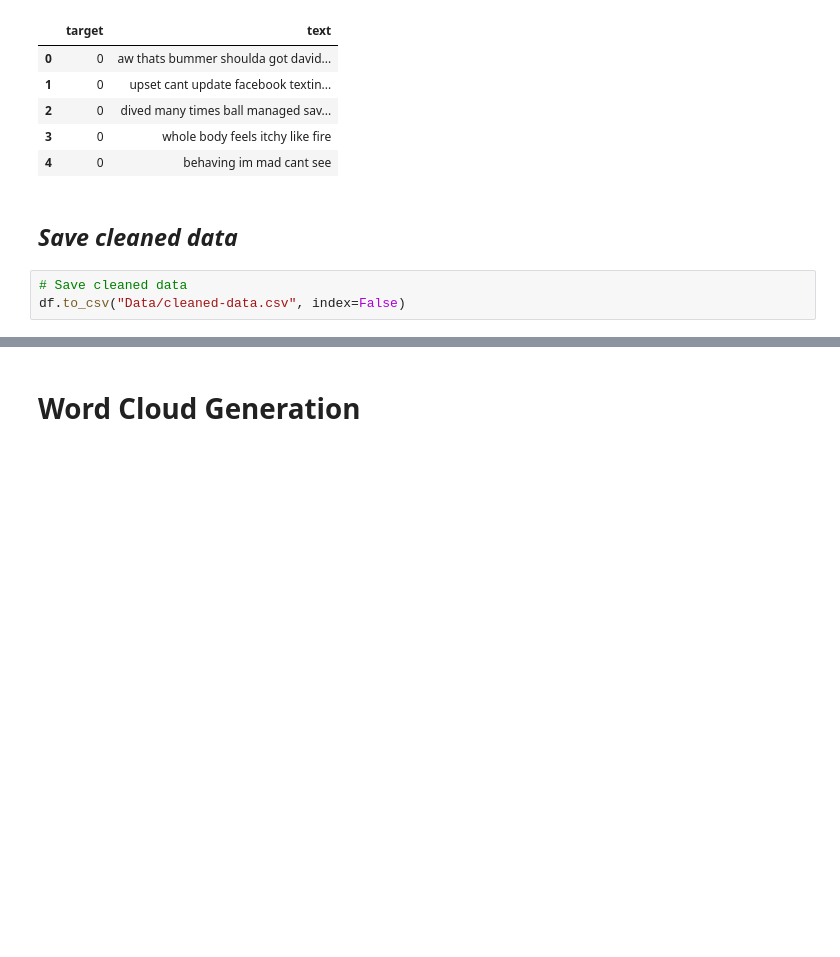
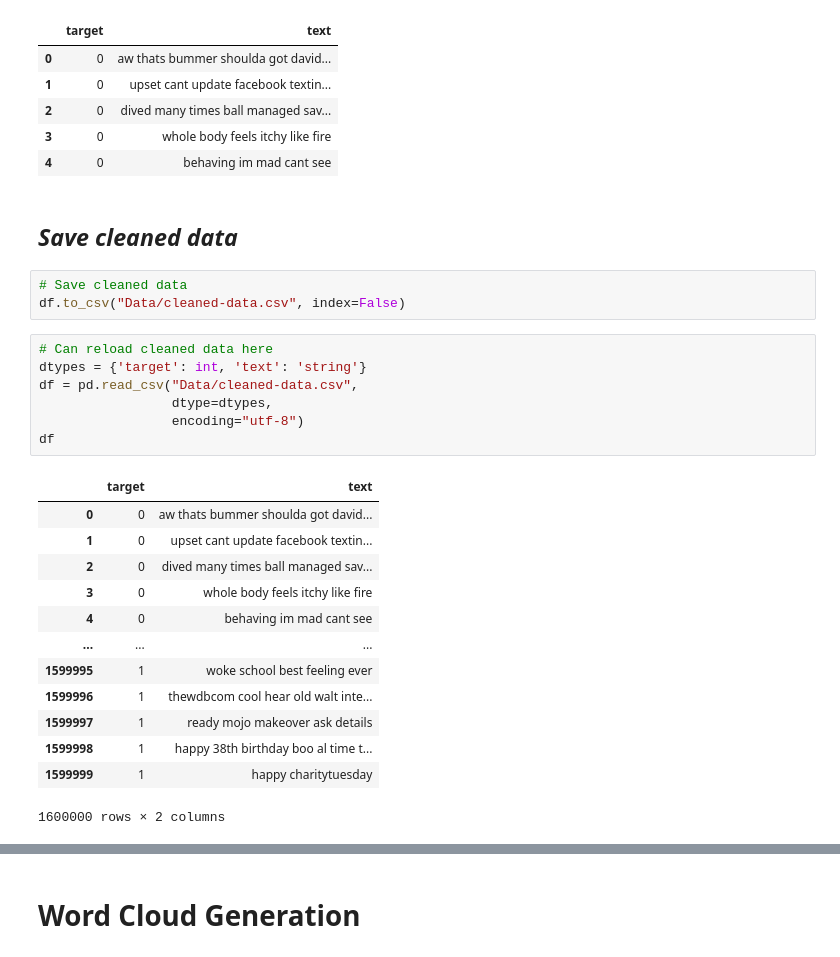
Before and after one commit to paigeaera5/Sentiment_Analysis, a Jupyter notebook: model_development.ipynb, the cells around one changed output, grey strips where cells are left out. Cells and saved outputs as stored; diff of their text form; blank space fills up the shorter version.

```diff
--- a/model_development.ipynb
+++ b/model_development.ipynb
@@ -273,3 +278,24 @@ df.head()
 # %%
 # Save cleaned data
 df.to_csv("Data/cleaned-data.csv", index=False)
+# %%
+# Can reload cleaned data here
+dtypes = {'target': int, 'text': 'string'}
+df = pd.read_csv("Data/cleaned-data.csv",
+                 dtype=dtypes,
+                 encoding="utf-8")
+df
+# %% [output]
+|  | target | text |
+| 0 | 0 | aw thats bummer shoulda got david... |
+| 1 | 0 | upset cant update facebook textin... |
+| 2 | 0 | dived many times ball managed sav... |
+| 3 | 0 | whole body feels itchy like fire |
+| 4 | 0 | behaving im mad cant see |
+| ... | ... | ... |
+| 1599995 | 1 | woke school best feeling ever |
+| 1599996 | 1 | thewdbcom cool hear old walt inte... |
+| 1599997 | 1 | ready mojo makeover ask details |
+| 1599998 | 1 | happy 38th birthday boo al time t... |
+| 1599999 | 1 | happy charitytuesday |
+1600000 rows × 2 columns
```
Also changed, not shown: parts of 13 cells of this notebook, 4 other files.
